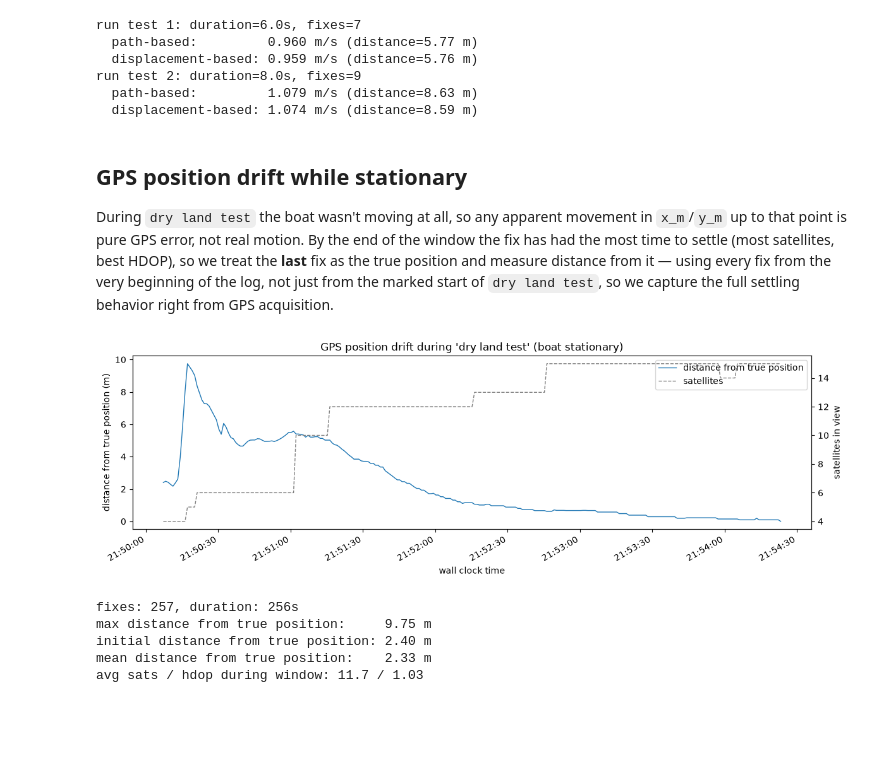
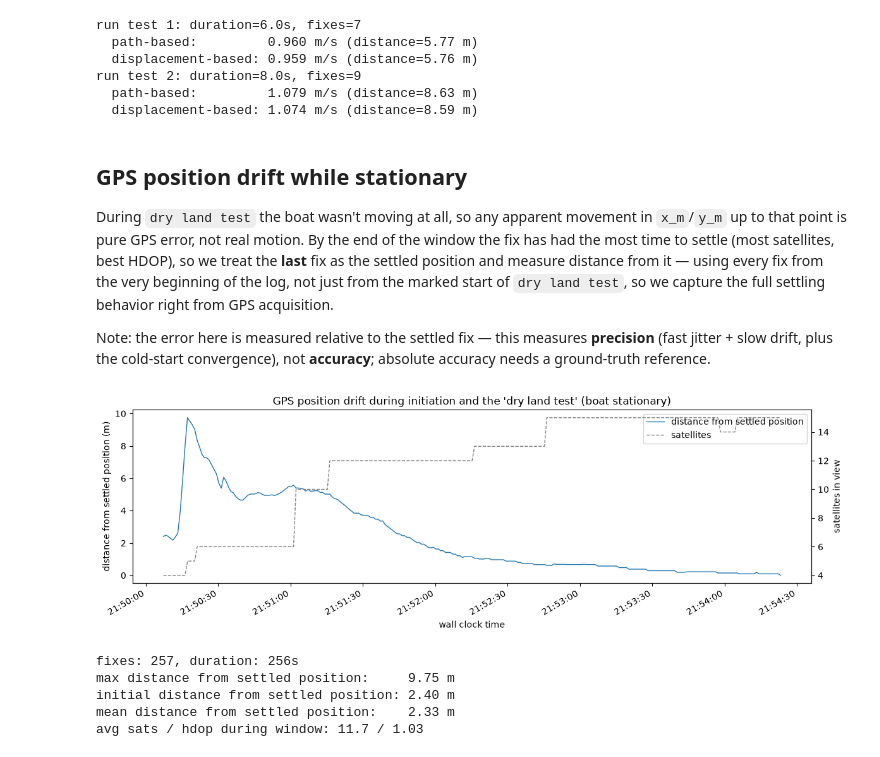
Before and after one commit to denispoperechny/audrey, a Jupyter notebook: missions/2_gps_precision_testing/data_analytics/analytics.ipynb, the cells around one changed output. Cells and saved outputs as stored; diff of their text form; code cells hidden in the pictures; blank space fills up the shorter version.

```diff
--- a/missions/2_gps_precision_testing/data_analytics/analytics.ipynb
+++ b/missions/2_gps_precision_testing/data_analytics/analytics.ipynb
@@ -173,48 +173,51 @@ run test 2: duration=8.0s, fixes=9
 # %% [markdown]
 ## GPS position drift while stationary
 
-During `dry land test` the boat wasn't moving at all, so any apparent movement in `x_m`/`y_m` up to that point is pure GPS error, not real motion. By the end of the window the fix has had the most time to settle (most satellites, best HDOP), so we treat the **last** fix as the true position and measure distance from it — using every fix from the very beginning of the log, not just from the marked start of `dry land test`, so we capture the full settling behavior right from GPS acquisition.
+During `dry land test` the boat wasn't moving at all, so any apparent movement in `x_m`/`y_m` up to that point is pure GPS error, not real motion. By the end of the window the fix has had the most time to settle (most satellites, best HDOP), so we treat the **last** fix as the settled position and measure distance from it — using every fix from the very beginning of the log, not just from the marked start of `dry land test`, so we capture the full settling behavior right from GPS acquisition.
+
+Note: the error here is measured relative to the settled fix — this measures **precision** (fast jitter + slow drift, plus the cold-start convergence), not **accuracy**; absolute accuracy needs a ground-truth reference.
 # %%
 dry_land = exercises_by_name["dry land test"]
 stop = datetime.fromisoformat(dry_land["stop"]["wall_clock_time"])
 
 # No start cutoff — use every fix from the very beginning of the log up
 # through the end of the stationary 'dry land test' window.
 still = df[df["datetime"] <= stop]
 
-# The true position is taken as the *last* fix in the window: by then
+# The settled position is taken as the *last* fix in the window: by then
 # the fix has had the most time to settle (most satellites, best
 # HDOP), so every earlier fix is measured as distance from it.
-true_x, true_y = still["x_m"].iloc[-1], still["y_m"].iloc[-1]
-drift_x_m = still["x_m"] - true_x
-drift_y_m = still["y_m"] - true_y
+settled_x, settled_y = still["x_m"].iloc[-1], still["y_m"].iloc[-1]
+drift_x_m = still["x_m"] - settled_x
+drift_y_m = still["y_m"] - settled_y
 drift_dist_m = np.hypot(drift_x_m, drift_y_m)
 
 fig, ax = plt.subplots(figsize=(12, 4))
-line_drift, = ax.plot(still["datetime"], drift_dist_m, linewidth=1, label="distance from true position")
+line_drift, = ax.plot(still["datetime"], drift_dist_m, linewidth=1, label="distance from settled position")
 ax.set_xlabel("wall clock time")
-ax.set_ylabel("distance from true position (m)")
-ax.set_title("GPS position drift during 'dry land test' (boat stationary)")
+ax.set_ylabel("distance from settled position (m)")
+ax.set_title("GPS position drift during initiation and the 'dry land test' (boat stationary)")
 
 # Satellite count on its own axis — very different scale/units from drift.
 ax2 = ax.twinx()
 line_sats, = ax2.plot(still["datetime"], still["sats"], color="gray", linestyle="--", linewidth=1, label="satellites")
 ax2.set_ylabel("satellites in view")
 
 ax.legend(handles=[line_drift, line_sats], loc="upper right")
 fig.autofmt_xdate()
 fig.tight_layout()
+fig.savefig("../media/gps_drift_stationary.png", dpi=150)
 plt.show()
 
 print(f"fixes: {len(still)}, duration: {(still['datetime'].iloc[-1] - still['datetime'].iloc[0]).total_seconds():.0f}s")
-print(f"max distance from true position:     {drift_dist_m.max():.2f} m")
-print(f"initial distance from true position: {drift_dist_m.iloc[0]:.2f} m")
-print(f"mean distance from true position:    {drift_dist_m.mean():.2f} m")
+print(f"max distance from settled position:     {drift_dist_m.max():.2f} m")
+print(f"initial distance from settled position: {drift_dist_m.iloc[0]:.2f} m")
+print(f"mean distance from settled position:    {drift_dist_m.mean():.2f} m")
 print(f"avg sats / hdop during window: {still['sats'].mean():.1f} / {still['hdop'].mean():.2f}")
 # %% [output]
-[figure, old version]
+[figure, new version]
 fixes: 257, duration: 256s
-max distance from true position:     9.75 m
-initial distance from true position: 2.40 m
-mean distance from true position:    2.33 m
+max distance from settled position:     9.75 m
+initial distance from settled position: 2.40 m
+mean distance from settled position:    2.33 m
 avg sats / hdop during window: 11.7 / 1.03
```
Also changed, not shown: 4 other files.
